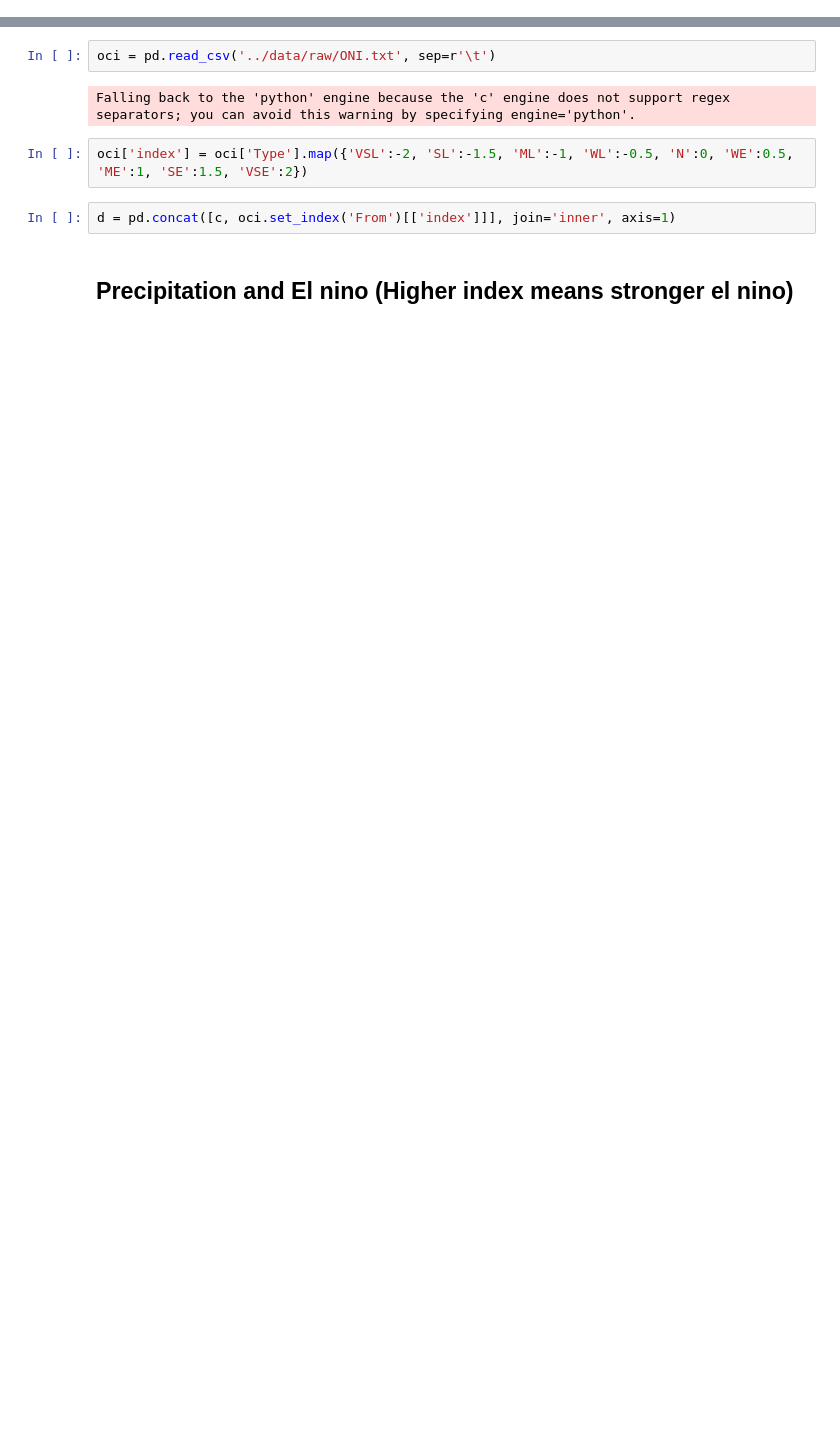
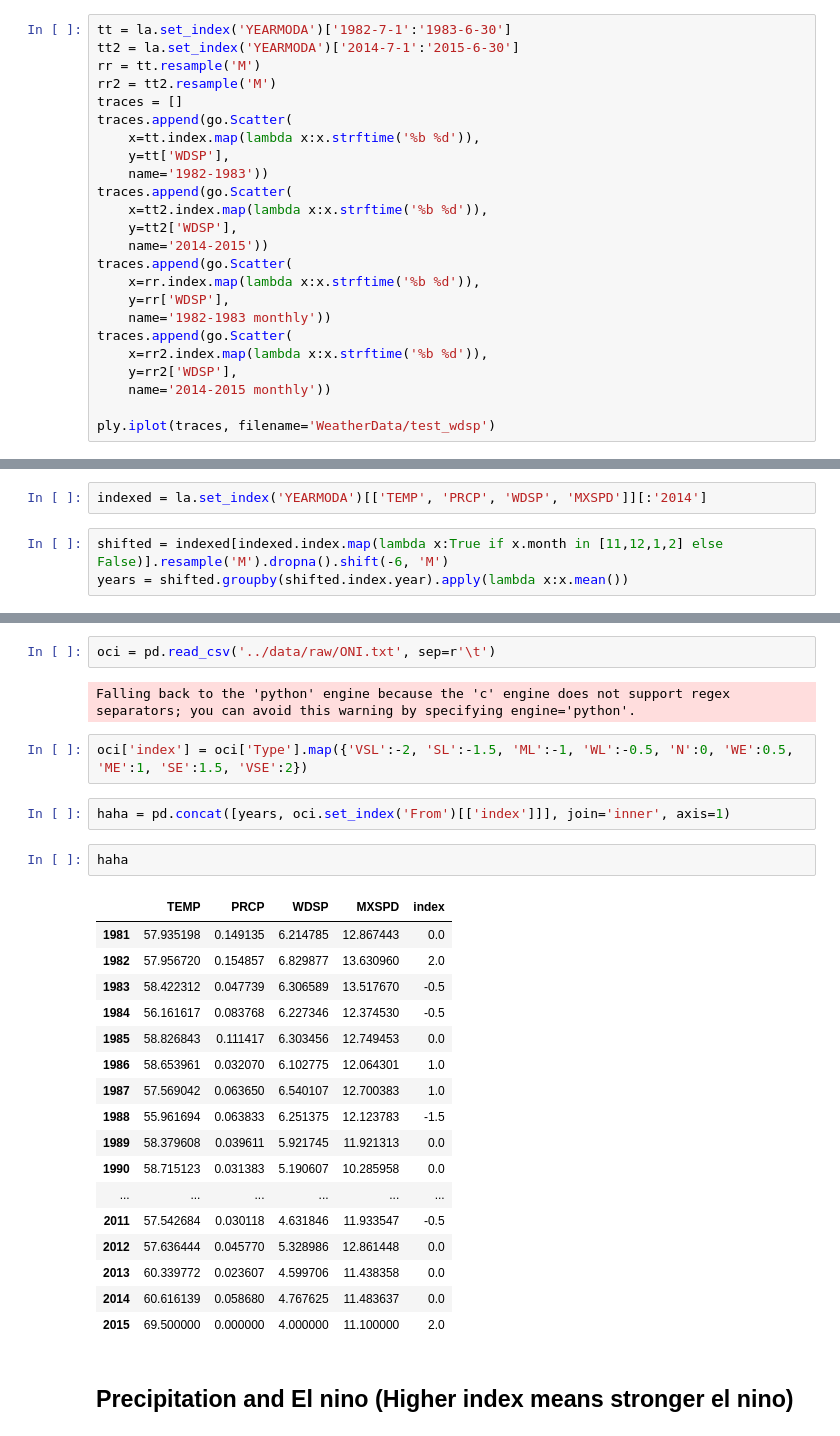
Before and after one commit to COGS118B-Project/Weather-Data, a Jupyter notebook: notebooks/Explore El Nino.ipynb, the cells around one changed output, grey strips where cells are left out. Drawn from its saved outputs; the diff is of its cells as text; blank space fills up the shorter version.

```diff
--- a/notebooks/Explore El Nino.ipynb
+++ b/notebooks/Explore El Nino.ipynb
@@ -197,2 +201,26 @@ ply.iplot(traces, filename='WeatherData/test')
 # %% [output]
 [interactive output not drawn]
+# %%
+tt = la.set_index('YEARMODA')['1982-7-1':'1983-6-30']
+tt2 = la.set_index('YEARMODA')['2014-7-1':'2015-6-30']
+rr = tt.resample('M')
+rr2 = tt2.resample('M')
+traces = []
+traces.append(go.Scatter(
+    x=tt.index.map(lambda x:x.strftime('%b %d')),
+    y=tt['WDSP'],
+    name='1982-1983'))
+traces.append(go.Scatter(
+    x=tt2.index.map(lambda x:x.strftime('%b %d')),
+    y=tt2['WDSP'],
+    name='2014-2015'))
+traces.append(go.Scatter(
+    x=rr.index.map(lambda x:x.strftime('%b %d')),
+    y=rr['WDSP'],
+    name='1982-1983 monthly'))
+traces.append(go.Scatter(
+    x=rr2.index.map(lambda x:x.strftime('%b %d')),
+    y=rr2['WDSP'],
+    name='2014-2015 monthly'))
+
+ply.iplot(traces, filename='WeatherData/test_wdsp')
@@ -198,0 +231,5 @@ ply.iplot(traces, filename='WeatherData/test')
+# %%
+indexed = la.set_index('YEARMODA')[['TEMP', 'PRCP', 'WDSP', 'MXSPD']][:'2014']
+# %%
+shifted = indexed[indexed.index.map(lambda x:True if x.month in [11,12,1,2] else False)].resample('M').dropna().shift(-6, 'M')
+years = shifted.groupby(shifted.index.year).apply(lambda x:x.mean())
@@ -218,7 +248,27 @@ Falling back to the 'python' engine because the 'c' engine does not support rege
 # %%
 oci['index'] = oci['Type'].map({'VSL':-2, 'SL':-1.5, 'ML':-1, 'WL':-0.5, 'N':0, 'WE':0.5, 'ME':1, 'SE':1.5, 'VSE':2})
 # %%
-d = pd.concat([c, oci.set_index('From')[['index']]], join='inner', axis=1)
+haha = pd.concat([years, oci.set_index('From')[['index']]], join='inner', axis=1)
+# %%
+haha
+# %% [output]
+|  | TEMP | PRCP | WDSP | MXSPD | index |
+| 1981 | 57.935198 | 0.149135 | 6.214785 | 12.867443 | 0.0 |
+| 1982 | 57.956720 | 0.154857 | 6.829877 | 13.630960 | 2.0 |
+| 1983 | 58.422312 | 0.047739 | 6.306589 | 13.517670 | -0.5 |
+| 1984 | 56.161617 | 0.083768 | 6.227346 | 12.374530 | -0.5 |
+| 1985 | 58.826843 | 0.111417 | 6.303456 | 12.749453 | 0.0 |
+| 1986 | 58.653961 | 0.032070 | 6.102775 | 12.064301 | 1.0 |
+| 1987 | 57.569042 | 0.063650 | 6.540107 | 12.700383 | 1.0 |
+| 1988 | 55.961694 | 0.063833 | 6.251375 | 12.123783 | -1.5 |
+| 1989 | 58.379608 | 0.039611 | 5.921745 | 11.921313 | 0.0 |
+| 1990 | 58.715123 | 0.031383 | 5.190607 | 10.285958 | 0.0 |
+| ... | ... | ... | ... | ... | ... |
+| 2011 | 57.542684 | 0.030118 | 4.631846 | 11.933547 | -0.5 |
+| 2012 | 57.636444 | 0.045770 | 5.328986 | 12.861448 | 0.0 |
+| 2013 | 60.339772 | 0.023607 | 4.599706 | 11.438358 | 0.0 |
+| 2014 | 60.616139 | 0.058680 | 4.767625 | 11.483637 | 0.0 |
+| 2015 | 69.500000 | 0.000000 | 4.000000 | 11.100000 | 2.0 |
 # %% [markdown]
 ## Precipitation and El nino (Higher index means stronger el nino)
 # %%
```
Also changed, not shown: parts of 41 cells of this notebook, 1 other file.
